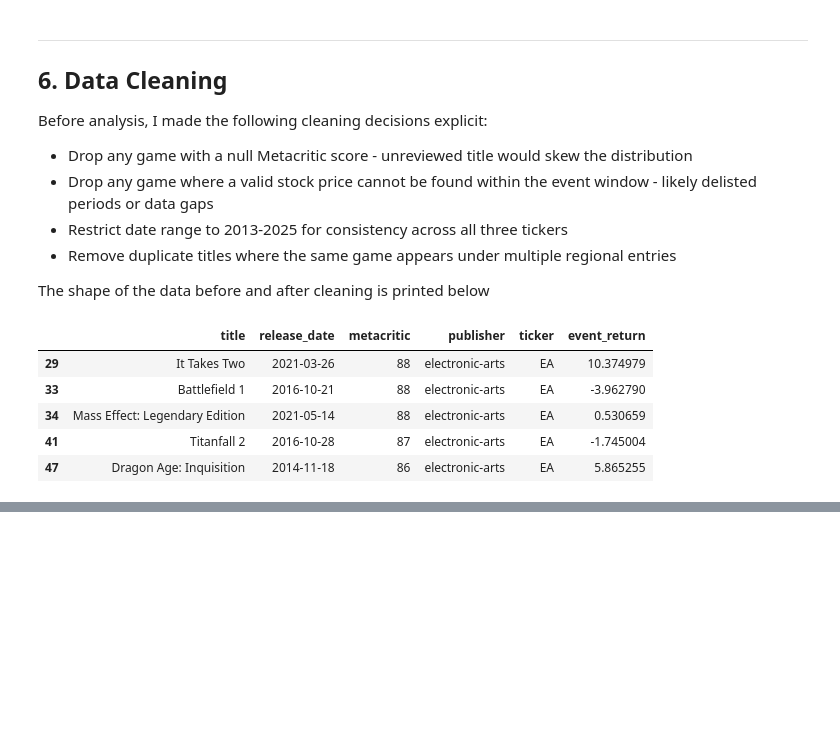
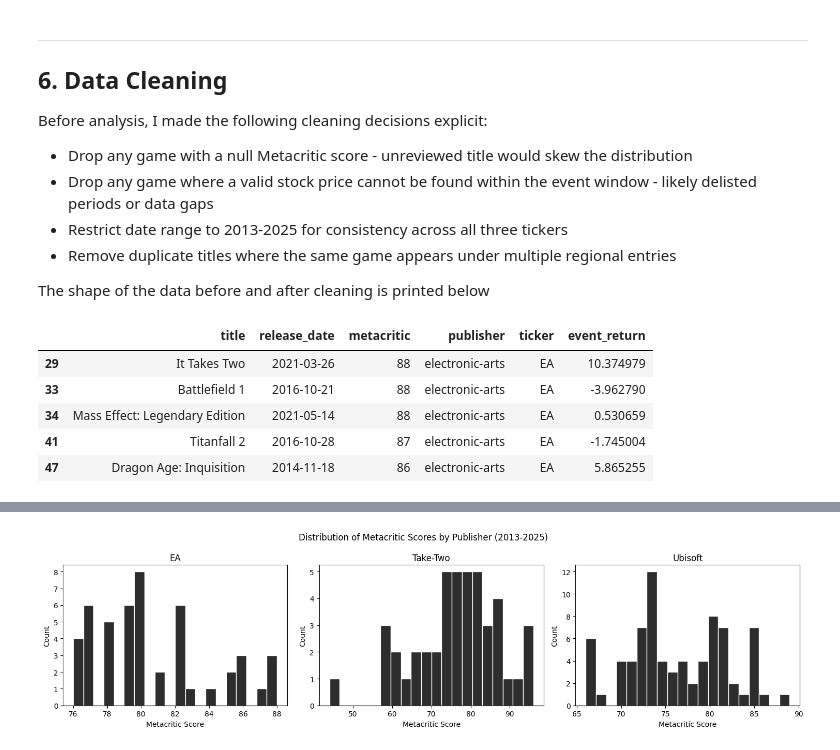
Before and after one commit to lyvnrin/games-stock-analysis, a Jupyter notebook: games_x_stock.ipynb, the cells around one changed output, grey strips where cells are left out. Cells and saved outputs as stored; diff of their text form; code cells hidden in the pictures; blank space fills up the shorter version.

```diff
--- a/games_x_stock.ipynb
+++ b/games_x_stock.ipynb
@@ -126,8 +126,9 @@ def fetch_games(publisher, api_key, pages=5):
 
 publishers = {
     "electronic-arts": "EA",
-    "activision": "ATVI",
-    "ubisoft": "UBI.PA"
+    "rockstar-games": "TTWO",
+    "2k-games": "TTWO",
+    "ubisoft-entertainment": "UBI.PA"
 }
 
 all_games = []
@@ -228,0 +235,17 @@ df_games.head()
+# %%
+fig, axes = plt.subplots(1, 3, figsize = (15, 4))
+
+for ax, (publisher, ticker) in zip(axes, [("EA", "EA"), ("Take-Two", "TTWO"), ("Ubisoft", "UBI.PA")]):
+    subset = df_games[df_games["ticker"] == ticker]
+
+    ax.hist(subset["metacritic"], bins = 20, color = "#2d2d2d", edgecolor="white")
+    ax.set_title(publisher)
+    ax.set_xlabel("Metacritic Score")
+    ax.set_ylabel("Count")
+
+plt.suptitle("Distribution of Metacritic Scores by Publisher (2013-2025)")
+plt.tight_layout()
+plt.savefig("figures/score_distribution.png", dpi=150)
+plt.show()
+# %% [output]
+[figure, added]
```
Also changed, not shown: parts of 4 cells of this notebook, 1 other file.
